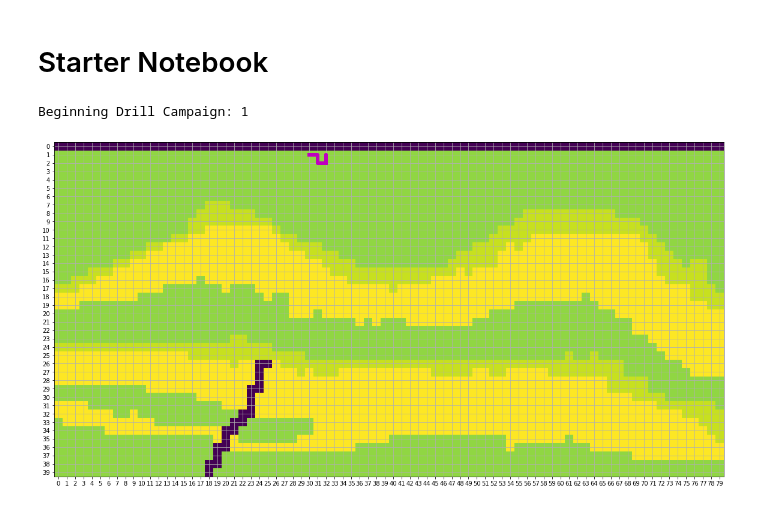
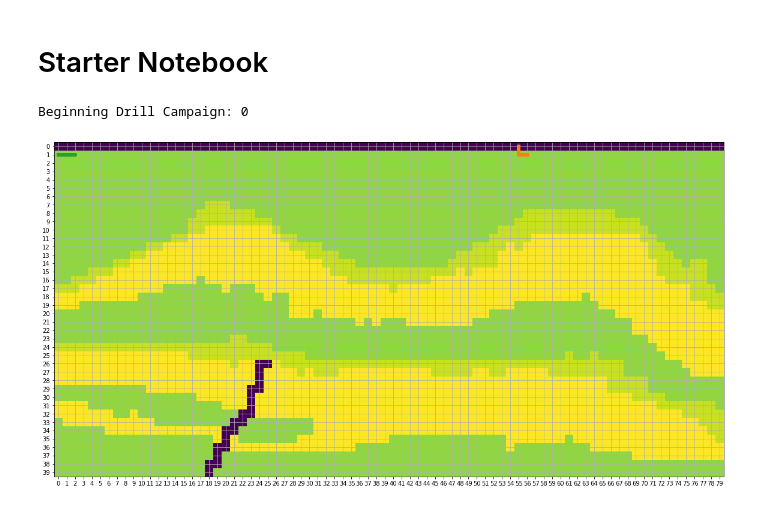
Before and after one commit to svpoludasu/wildcatter, a Jupyter notebook: examples/Trial 1 - Custom Environment.ipynb, the cells around one changed output. Drawn from its saved outputs; the diff is of its cells as text; code cells hidden in the pictures.

```diff
--- a/examples/Trial 1 - Custom Environment.ipynb
+++ b/examples/Trial 1 - Custom Environment.ipynb
@@ -66,6 +66,9 @@ class SimpleDriller(Env):  # type: ignore
         self.pipe_used = 0
         self.trajectory: list[list[int]] = []
         self.bit_location: list[int] = []
+
+        self.num_wells = 1
+        self.multi_trajectory: list[list[list[int]]] = []
 
         self.action_space = Discrete(4)
 
@@ -114,6 +117,10 @@ class SimpleDriller(Env):  # type: ignore
             done = True
             reward = -100
 
+        if self.bit_location in self.multi_trajectory[:-1]:
+            done = True
+            reward = -100
+
         info: dict[str, Any] = {}
 
         return self.state, reward, done, info
@@ -132,6 +139,7 @@ class SimpleDriller(Env):  # type: ignore
         self.surface_hole_location = [1, random.randint(0, self.ncol - 1)]  # noqa: S311
         self.state = np.zeros((self.nrow, self.ncol), dtype=bool)
         self.bit_location = self.surface_hole_location
+        self.multi_trajectory.append(self.trajectory)
         self.trajectory = [self.surface_hole_location]
         self.pipe_used = 0
         return self.state
@@ -141,14 +149,16 @@ env_config = dict(model_path=r"data/2d_stacked.csv", available_pipe=50, delim=",
 env = SimpleDriller(env_config)
 
 episodes = 1
-for episode in range(1, episodes + 1):
+num_well = 3
+for episode in range(episodes):
     print("Beginning Drill Campaign:", episode)
-    state = env.reset()
-    done = False
-    score = 0
+    for _ in range(num_well):
+        state = env.reset()
+        done = False
+        score = 0
 
-    while not done:
-        action = env.action_space.sample()
-        state, reward, done, info = env.step(action)
-        score += reward
+        while not done:
+            action = env.action_space.sample()
+            state, reward, done, info = env.step(action)
+            score += reward
 
@@ -156,17 +166,21 @@ for episode in range(1, episodes + 1):
 # Once we unpack it its z, then x.
-traj_z, traj_x = np.asarray(env.trajectory).T
+# traj_z, traj_x = np.asarray(env.trajectory).T
 
 plt.figure(figsize=(20, 20))
 plt.imshow(env.model, vmin=-10, vmax=2)
-plt.plot(traj_x, traj_z, "-", c="m", linewidth=6)
+
+for i in range(1,num_well+1):
+    traj_z, traj_x = np.asarray(env.multi_trajectory[i]).T
+    plt.plot(traj_x, traj_z, "-", linewidth=6)
+
 plt.xticks(np.arange(0, 80, 1.0))
 plt.yticks(np.arange(0, 40, 1.0))
 plt.xlim([-0.5, 79.5])
 plt.ylim([39.5, -0.5])
 plt.grid()
 # %% [output]
-Beginning Drill Campaign: 1
+Beginning Drill Campaign: 0
-[figure, old version]
+[figure, new version]
 # %%
 from stable_baselines3 import PPO
 
```
Also changed, not shown: parts of 4 cells of this notebook.
